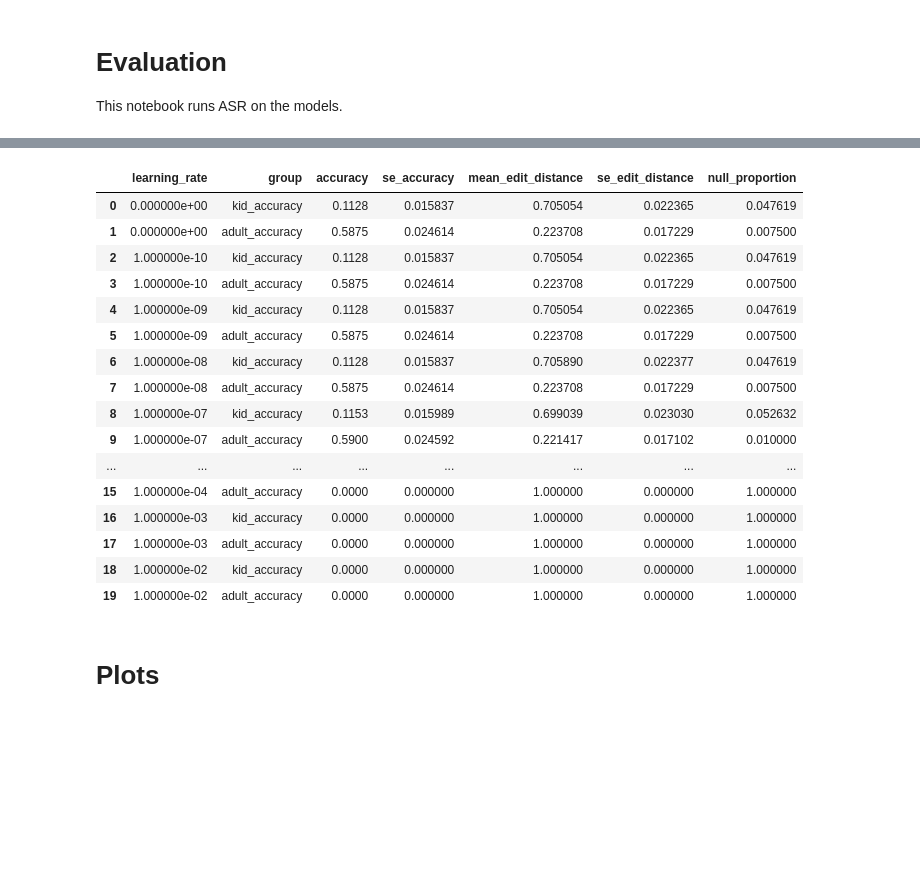
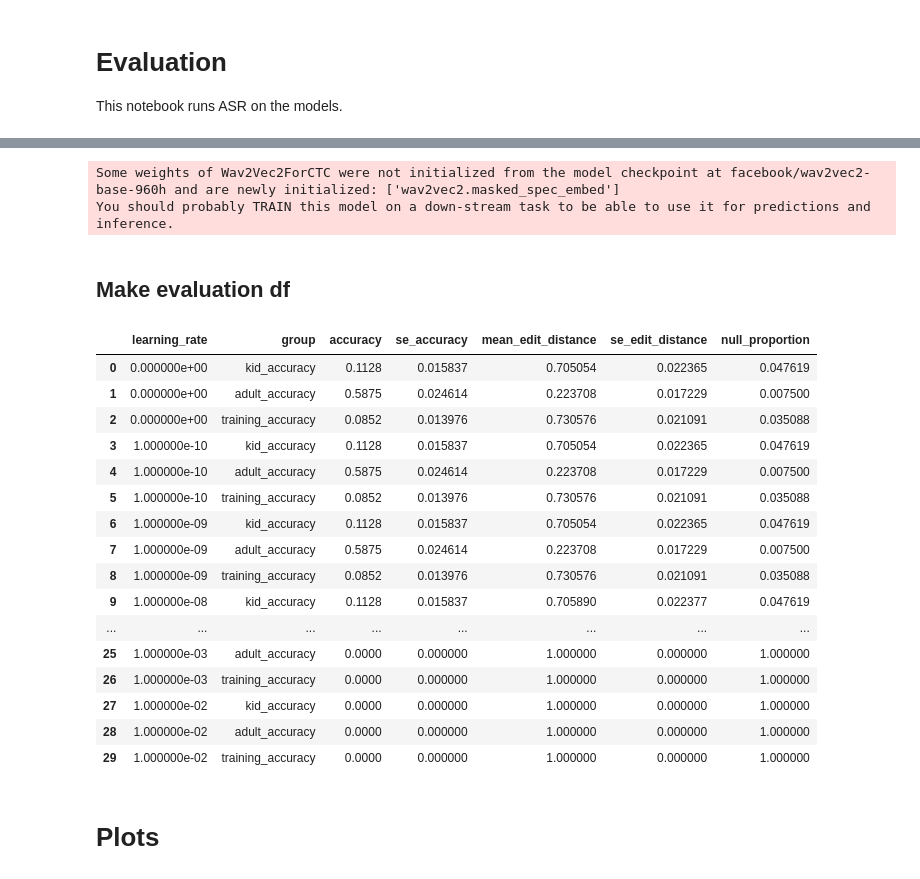
Before and after one commit to rdestaci/ASR_ChildSpeechAdapation, a Jupyter notebook: evaluation.ipynb, the cells around one changed output, grey strips where cells are left out. Saved outputs shown, nothing was run; the diff lists cells and outputs as text; code cells hidden in the pictures; blank space fills up the shorter version.

```diff
--- a/evaluation.ipynb
+++ b/evaluation.ipynb
@@ -130,7 +129,7 @@ def calculate_accuracy(column, df):
 
 
 
-def make_accuracy_df(kids_df, adults_df, model_columns, learning_rates):
+def make_accuracy_df(kids_df, adults_df, training_df, model_columns, learning_rates):
     """
     Calculates accuracy, edit distance, standard errors, and proportion of null predictions
     for kids and adults across different ASR models.
@@ -151,7 +150,7 @@ def make_accuracy_df(kids_df, adults_df, model_columns, learning_rates):
     metrics = []
 
     for col, rate in zip(model_columns, learning_rates):
-        for group_name, df in zip(["kid_accuracy", "adult_accuracy"], [kids_df, adults_df]):
+        for group_name, df in zip(["kid_accuracy", "adult_accuracy", 'training_accuracy'], [kids_df, adults_df, training_df]):
 
             # Sample size
             n = len(df)
@@ -210,28 +211,43 @@ You should probably TRAIN this model on a down-stream task to be able to use it
+# %%
+training_df = pd.read_csv("./training_data.csv")
+training_df = training_df.sample(n=399, random_state=12345)
+
+transcribe_dataset(training_df, models)
+training_df.to_csv('training_eval.csv', index=False)
+# %% [output]
+Some weights of Wav2Vec2ForCTC were not initialized from the model checkpoint at facebook/wav2vec2-base-960h and are newly initialized: ['wav2vec2.masked_spec_embed']
+You should probably TRAIN this model on a down-stream task to be able to use it for predictions and inference.
+# %% [markdown]
+## Make evaluation df
+# %%
+kids_df = pd.read_csv('kids_eval.csv')
+adults_df = pd.read_csv('adults_eval.csv')
+training_df = pd.read_csv('training_eval.csv')
 # %%
 columns = ['0_pred', '1e10_pred','1e9_pred', '1e8_pred', '1e7_pred', '1e6_pred', '1e5_pred', '1e4_pred','1e3_pred','1e2_pred']
 rates = [0, 1e-10, 1e-9, 1e-8, 1e-7, 1e-6, 1e-5, 1e-4, 1e-3, 1e-2]  # match order
 
-accuracy_df = make_accuracy_df(kids_df, adults_df, columns, rates)
+accuracy_df = make_accuracy_df(kids_df, adults_df, training_df, columns, rates)
 accuracy_df.to_csv("eval_metrics.csv", index=False)
 accuracy_df
 # %% [output]
 |  | learning_rate | group | accuracy | se_accuracy | mean_edit_distance | se_edit_distance | null_proportion |
 | 0 | 0.000000e+00 | kid_accuracy | 0.1128 | 0.015837 | 0.705054 | 0.022365 | 0.047619 |
 | 1 | 0.000000e+00 | adult_accuracy | 0.5875 | 0.024614 | 0.223708 | 0.017229 | 0.007500 |
-| 2 | 1.000000e-10 | kid_accuracy | 0.1128 | 0.015837 | 0.705054 | 0.022365 | 0.047619 |
-| 3 | 1.000000e-10 | adult_accuracy | 0.5875 | 0.024614 | 0.223708 | 0.017229 | 0.007500 |
-| 4 | 1.000000e-09 | kid_accuracy | 0.1128 | 0.015837 | 0.705054 | 0.022365 | 0.047619 |
-| 5 | 1.000000e-09 | adult_accuracy | 0.5875 | 0.024614 | 0.223708 | 0.017229 | 0.007500 |
-| 6 | 1.000000e-08 | kid_accuracy | 0.1128 | 0.015837 | 0.705890 | 0.022377 | 0.047619 |
-| 7 | 1.000000e-08 | adult_accuracy | 0.5875 | 0.024614 | 0.223708 | 0.017229 | 0.007500 |
-| 8 | 1.000000e-07 | kid_accuracy | 0.1153 | 0.015989 | 0.699039 | 0.023030 | 0.052632 |
-| 9 | 1.000000e-07 | adult_accuracy | 0.5900 | 0.024592 | 0.221417 | 0.017102 | 0.010000 |
+| 2 | 0.000000e+00 | training_accuracy | 0.0852 | 0.013976 | 0.730576 | 0.021091 | 0.035088 |
+| 3 | 1.000000e-10 | kid_accuracy | 0.1128 | 0.015837 | 0.705054 | 0.022365 | 0.047619 |
+| 4 | 1.000000e-10 | adult_accuracy | 0.5875 | 0.024614 | 0.223708 | 0.017229 | 0.007500 |
+| 5 | 1.000000e-10 | training_accuracy | 0.0852 | 0.013976 | 0.730576 | 0.021091 | 0.035088 |
+| 6 | 1.000000e-09 | kid_accuracy | 0.1128 | 0.015837 | 0.705054 | 0.022365 | 0.047619 |
+| 7 | 1.000000e-09 | adult_accuracy | 0.5875 | 0.024614 | 0.223708 | 0.017229 | 0.007500 |
+| 8 | 1.000000e-09 | training_accuracy | 0.0852 | 0.013976 | 0.730576 | 0.021091 | 0.035088 |
+| 9 | 1.000000e-08 | kid_accuracy | 0.1128 | 0.015837 | 0.705890 | 0.022377 | 0.047619 |
 | ... | ... | ... | ... | ... | ... | ... | ... |
-| 15 | 1.000000e-04 | adult_accuracy | 0.0000 | 0.000000 | 1.000000 | 0.000000 | 1.000000 |
-| 16 | 1.000000e-03 | kid_accuracy | 0.0000 | 0.000000 | 1.000000 | 0.000000 | 1.000000 |
-| 17 | 1.000000e-03 | adult_accuracy | 0.0000 | 0.000000 | 1.000000 | 0.000000 | 1.000000 |
-| 18 | 1.000000e-02 | kid_accuracy | 0.0000 | 0.000000 | 1.000000 | 0.000000 | 1.000000 |
-| 19 | 1.000000e-02 | adult_accuracy | 0.0000 | 0.000000 | 1.000000 | 0.000000 | 1.000000 |
+| 25 | 1.000000e-03 | adult_accuracy | 0.0000 | 0.000000 | 1.000000 | 0.000000 | 1.000000 |
+| 26 | 1.000000e-03 | training_accuracy | 0.0000 | 0.000000 | 1.000000 | 0.000000 | 1.000000 |
+| 27 | 1.000000e-02 | kid_accuracy | 0.0000 | 0.000000 | 1.000000 | 0.000000 | 1.000000 |
+| 28 | 1.000000e-02 | adult_accuracy | 0.0000 | 0.000000 | 1.000000 | 0.000000 | 1.000000 |
+| 29 | 1.000000e-02 | training_accuracy | 0.0000 | 0.000000 | 1.000000 | 0.000000 | 1.000000 |
 # %%
 # dir = "/home/cogsci-lasrlab/Documents/CSS_Capstone/researcher"
 
```
Also changed, not shown: parts of 13 cells of this notebook.
